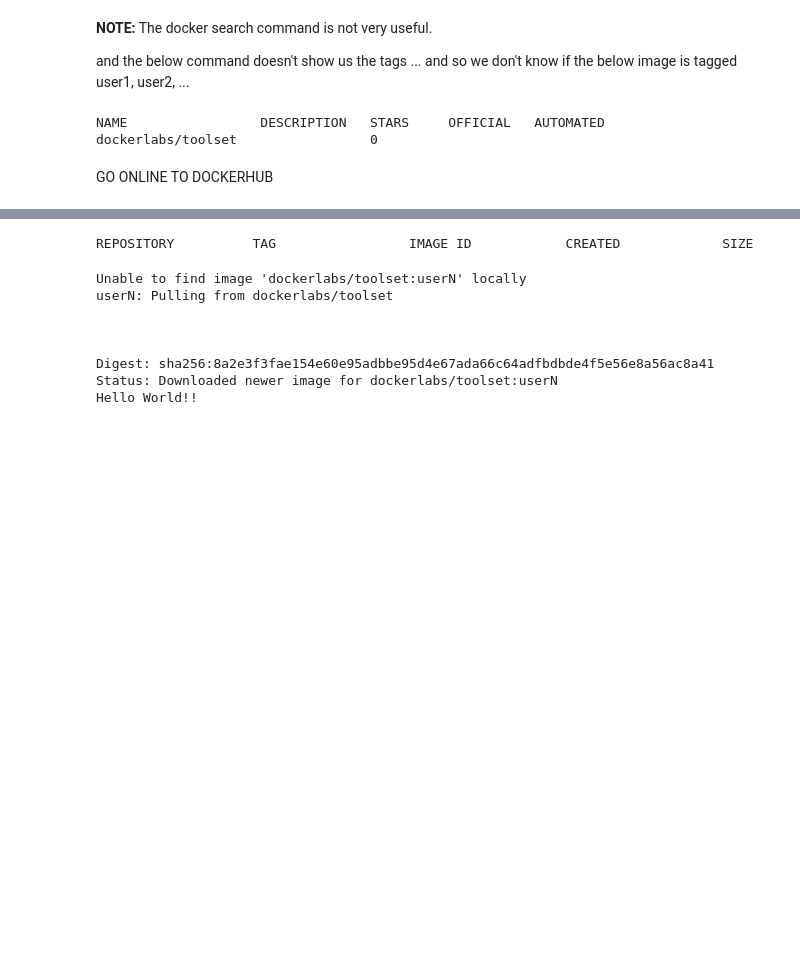
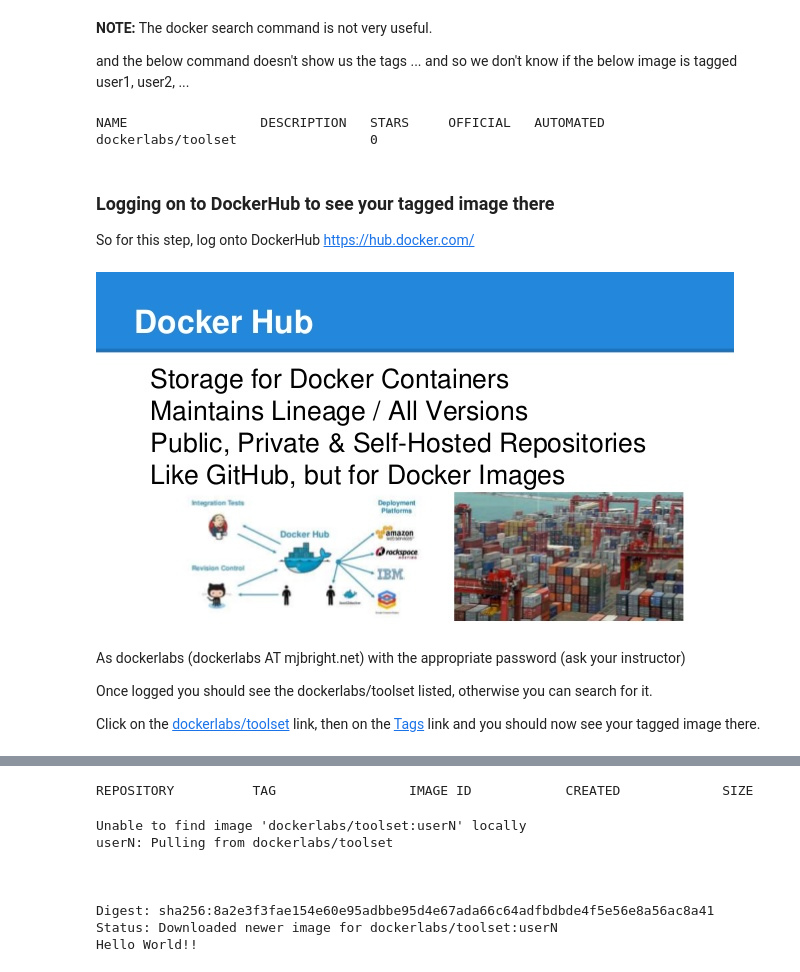
Before and after one commit to mjbright/jupyter_notebooks, a Jupyter notebook: 2016-Feb_Docker_Build_Lab/2016-Feb_Docker_Build_Lab.ipynb, the cells around one changed output, grey strips where cells are left out. Saved outputs shown, nothing was run; the diff lists cells and outputs as text; code cells hidden in the pictures; blank space fills up the shorter version.

```diff
--- a/2016-Feb_Docker_Build_Lab/2016-Feb_Docker_Build_Lab.ipynb
+++ b/2016-Feb_Docker_Build_Lab/2016-Feb_Docker_Build_Lab.ipynb
@@ -862,5 +868,18 @@ docker search dockerlabs/
 # %% [output]
 NAME                 DESCRIPTION   STARS     OFFICIAL   AUTOMATED
 dockerlabs/toolset                 0
-# %% [markdown]
-GO ONLINE TO DOCKERHUB
+# %% [markdown]
+### Logging on to DockerHub to see your tagged image there
+
+So for this step, log onto DockerHub
+    https://hub.docker.com/
+# %%
+curl -s 'http://image.slidesharecdn.com/dockerdemystifiedforsbjug-150918181554-lva1-app6892/95/docker-demystified-for-sb-jug-34-638.jpg' | display
+# %% [output]
+[figure, added]
+# %% [markdown]
+As dockerlabs (dockerlabs AT mjbright.net) with the appropriate password (ask your instructor)
+
+Once logged you should see the dockerlabs/toolset listed, otherwise you can search for it.
+
+Click on the [dockerlabs/toolset](https://hub.docker.com/r/dockerlabs/toolset/) link, then on the [Tags](https://hub.docker.com/r/dockerlabs/toolset/tags/) link and you should now see your tagged image there.
```
Also changed, not shown: parts of 6 cells of this notebook, 1 other file.
